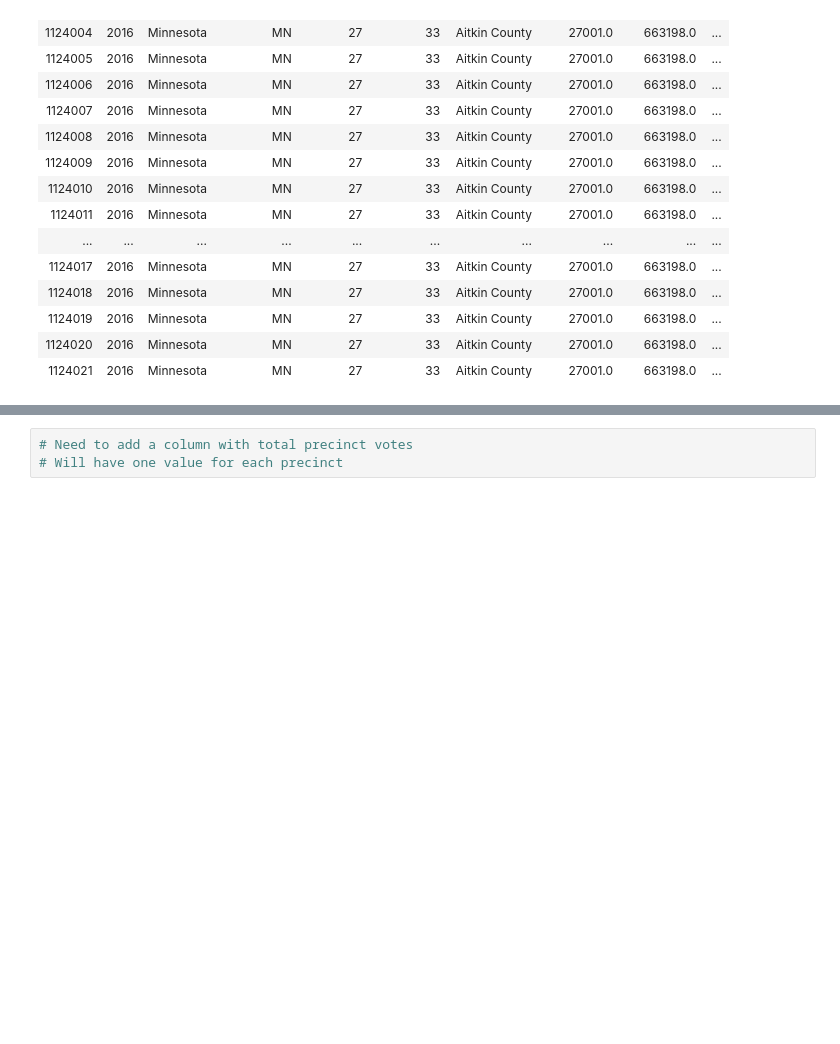
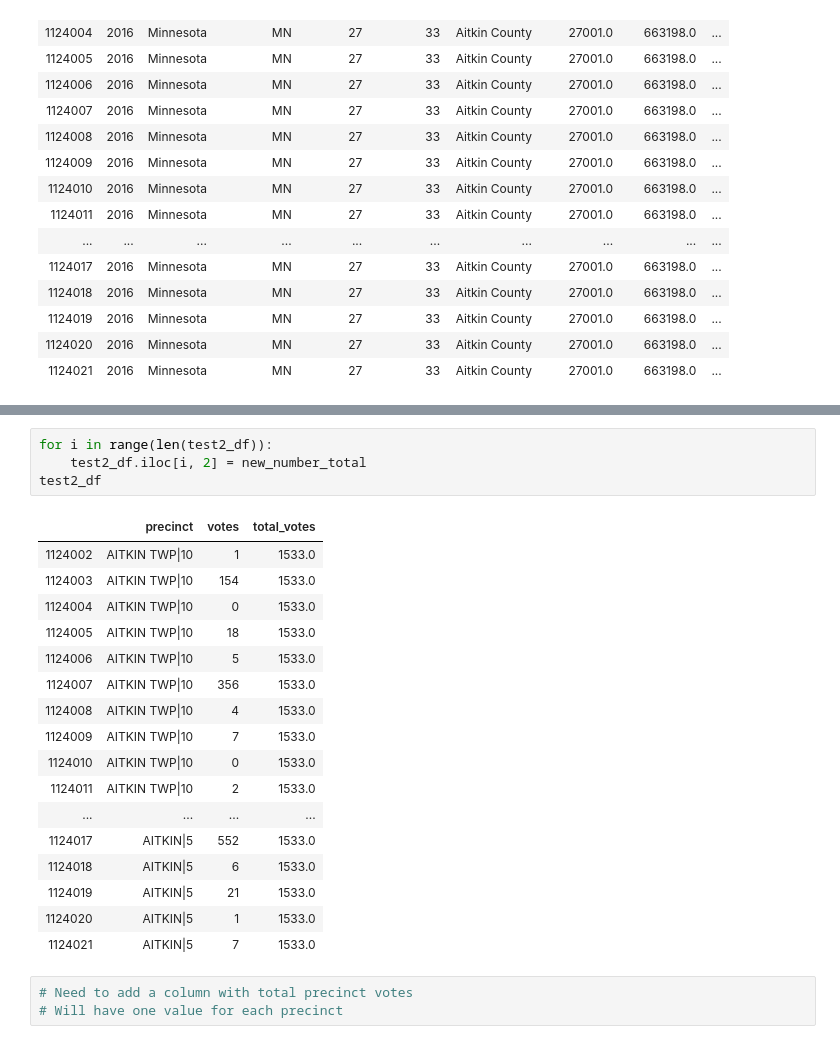
Before and after one commit to VallieTracy/Pres-Election-Partisan-Breakdown, a Jupyter notebook: precincts_main.ipynb, the cells around one changed output, grey strips where cells are left out. Cells and saved outputs as stored; diff of their text form; blank space fills up the shorter version.

```diff
--- a/precincts_main.ipynb
+++ b/precincts_main.ipynb
@@ -112,3 +212,25 @@ test_df
+# %%
+for i in range(len(test2_df)):
+    test2_df.iloc[i, 2] = new_number_total
+test2_df
+# %% [output]
+|  | precinct | votes | total_votes |
+| 1124002 | AITKIN TWP|10 | 1 | 1533.0 |
+| 1124003 | AITKIN TWP|10 | 154 | 1533.0 |
+| 1124004 | AITKIN TWP|10 | 0 | 1533.0 |
+| 1124005 | AITKIN TWP|10 | 18 | 1533.0 |
+| 1124006 | AITKIN TWP|10 | 5 | 1533.0 |
+| 1124007 | AITKIN TWP|10 | 356 | 1533.0 |
+| 1124008 | AITKIN TWP|10 | 4 | 1533.0 |
+| 1124009 | AITKIN TWP|10 | 7 | 1533.0 |
+| 1124010 | AITKIN TWP|10 | 0 | 1533.0 |
+| 1124011 | AITKIN TWP|10 | 2 | 1533.0 |
+| ... | ... | ... | ... |
+| 1124017 | AITKIN|5 | 552 | 1533.0 |
+| 1124018 | AITKIN|5 | 6 | 1533.0 |
+| 1124019 | AITKIN|5 | 21 | 1533.0 |
+| 1124020 | AITKIN|5 | 1 | 1533.0 |
+| 1124021 | AITKIN|5 | 7 | 1533.0 |
 # %%
 # Need to add a column with total precinct votes
 # Will have one value for each precinct
```
Also changed, not shown: parts of 9 cells of this notebook.
